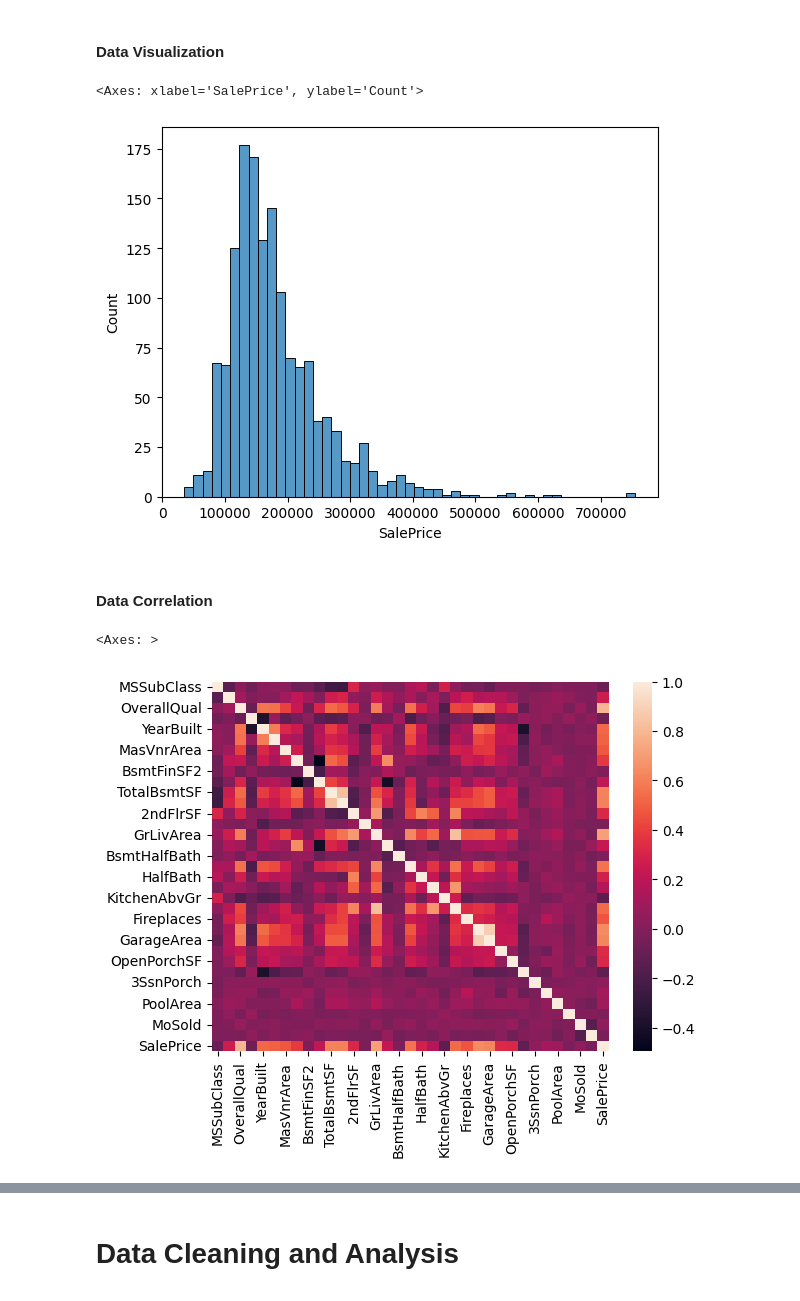
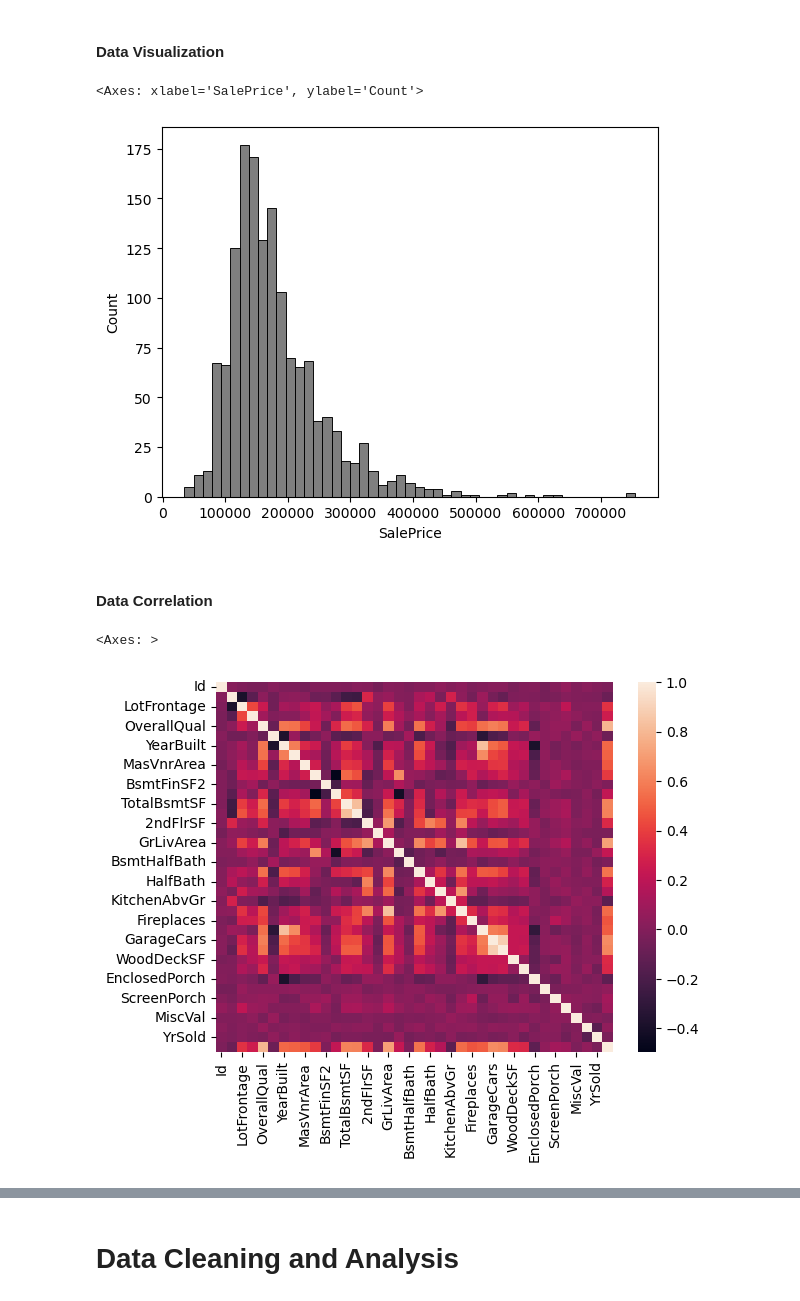
Before and after one commit to zanuura/narural_lenguage_procesing_course, a Jupyter notebook: Fundamental Natural Lenguage Processing/3 WA - House Pricing Prediction/Housing_NLP_A copy.ipynb, the cells around one changed output, grey strips where cells are left out. Drawn from its saved outputs; the diff is of its cells as text; code cells hidden in the pictures.

```diff
--- a/Fundamental Natural Lenguage Processing/3 WA - House Pricing Prediction/Housing_NLP_A copy.ipynb
+++ b/Fundamental Natural Lenguage Processing/3 WA - House Pricing Prediction/Housing_NLP_A copy.ipynb
@@ -17,7 +17,7 @@ import xgboost
 # %% [markdown]
 ### Data Understanding
 # %%
-df = pd.read_csv("./Dataset/train.csv")
+df = pd.read_csv("./train.csv")
 # %%
 df.head()
 # %% [output]
@@ -73,10 +73,10 @@ df.describe(include=["object", "bool"])
 # %% [markdown]
 #### Data Visualization
 # %%
-sns.histplot(data=df, x="SalePrice")
+sns.histplot(data=df, x="SalePrice", color='#545454')
 # %% [output]
 <Axes: xlabel='SalePrice', ylabel='Count'>
-[figure, old version]
+[figure, new version]
 # %% [markdown]
 #### Data Correlation
 # %%
@@ -86,7 +86,7 @@ corr = df.select_dtypes('number').corr()
 sns.heatmap(corr)
 # %% [output]
 <Axes: >
-[figure, old version]
+[figure, new version]
 # %%
 corr
 # %% [output]
```
Also changed, not shown: parts of 14 cells of this notebook, 1 other file.
